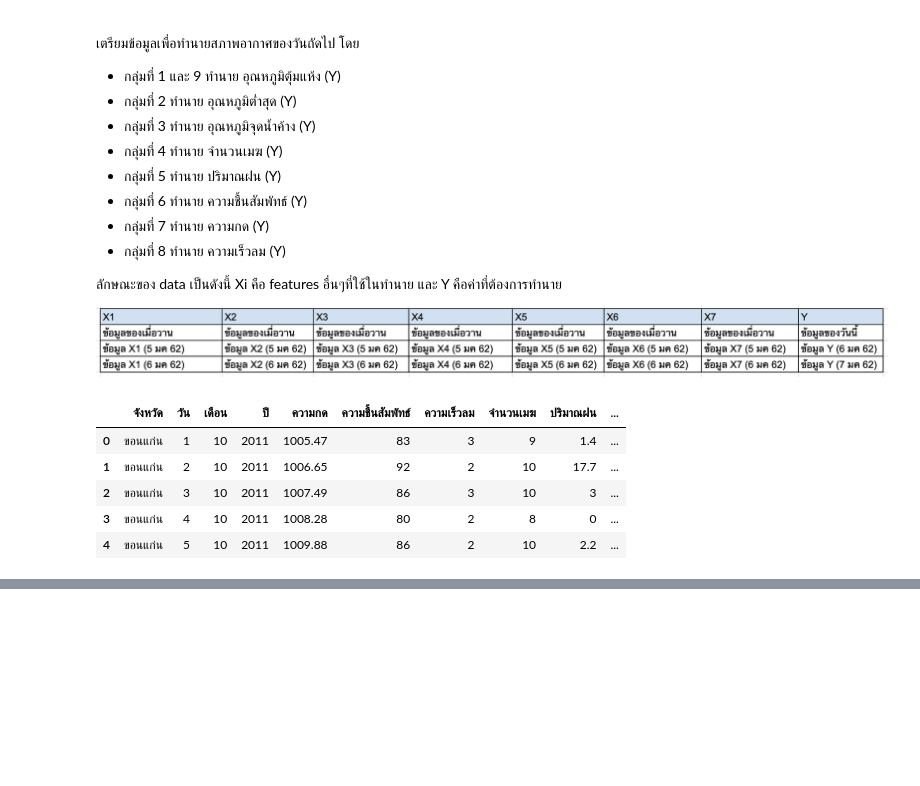
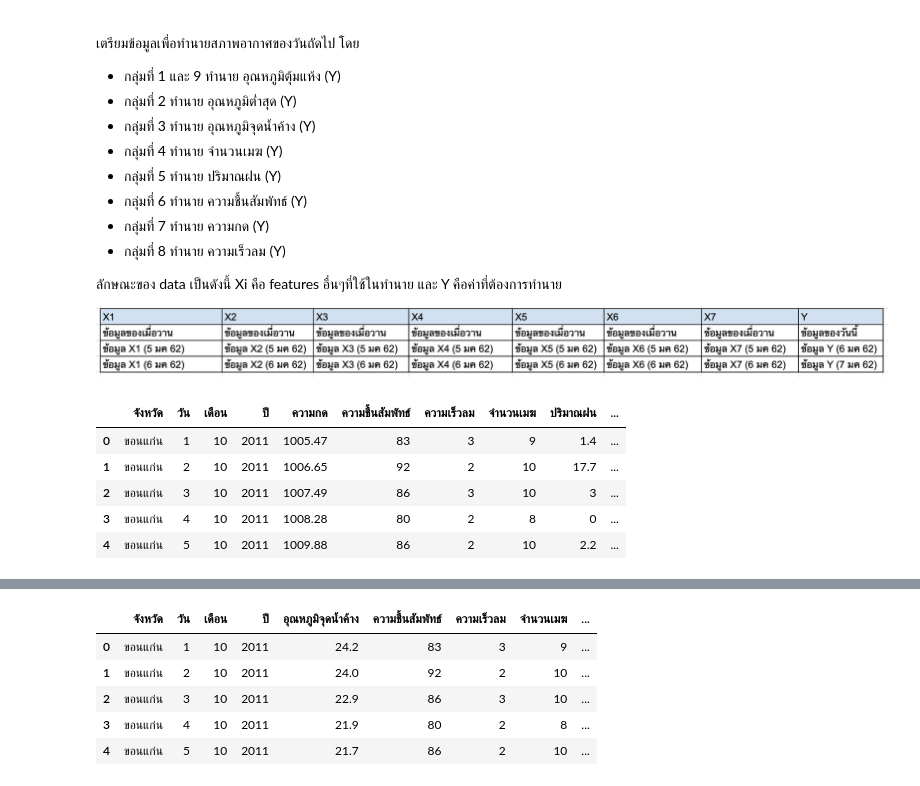
Before and after one commit to nannthd/bsc_dpdm22, a Jupyter notebook: midterm_dpdm22.ipynb, the cells around one changed output, grey strips where cells are left out. Saved outputs shown, nothing was run; the diff lists cells and outputs as text; code cells hidden in the pictures; blank space fills up the shorter version.

```diff
--- a/midterm_dpdm22.ipynb
+++ b/midterm_dpdm22.ipynb
@@ -456,0 +464,10 @@ weather_data.head()
+# %%
+weather_newdata2 = weather_newdata[['จังหวัด','วัน','เดือน','ปี','อุณหภูมิจุดน้ำค้าง','ความชื้นสัมพัทธ์','ความเร็วลม','จำนวนเมฆ','ปริมาณฝน','อุณหภูมิต่ำสุด','อุณหภูมิตุ้มแห้ง','ความกด']]
+weather_newdata2.head()
+# %% [output]
+|  | จังหวัด | วัน | เดือน | ปี | อุณหภูมิจุดน้ำค้าง | ความชื้นสัมพัทธ์ | ความเร็วลม | จำนวนเมฆ | ... |
+| 0 | ขอนแก่น | 1 | 10 | 2011 | 24.2 | 83 | 3 | 9 | ... |
+| 1 | ขอนแก่น | 2 | 10 | 2011 | 24.0 | 92 | 2 | 10 | ... |
+| 2 | ขอนแก่น | 3 | 10 | 2011 | 22.9 | 86 | 3 | 10 | ... |
+| 3 | ขอนแก่น | 4 | 10 | 2011 | 21.9 | 80 | 2 | 8 | ... |
+| 4 | ขอนแก่น | 5 | 10 | 2011 | 21.7 | 86 | 2 | 10 | ... |
```
Also changed, not shown: parts of 5 cells of this notebook.
